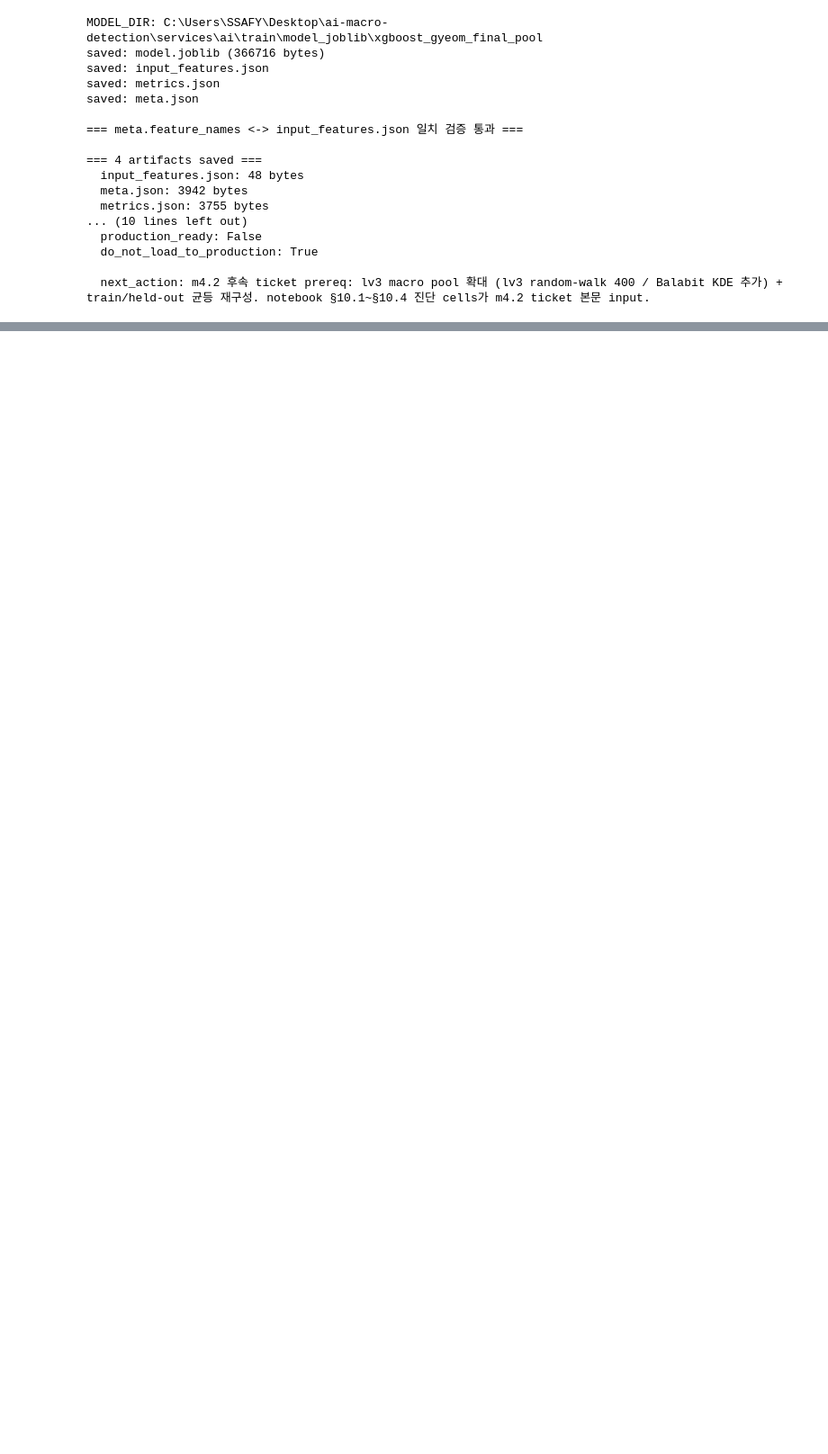
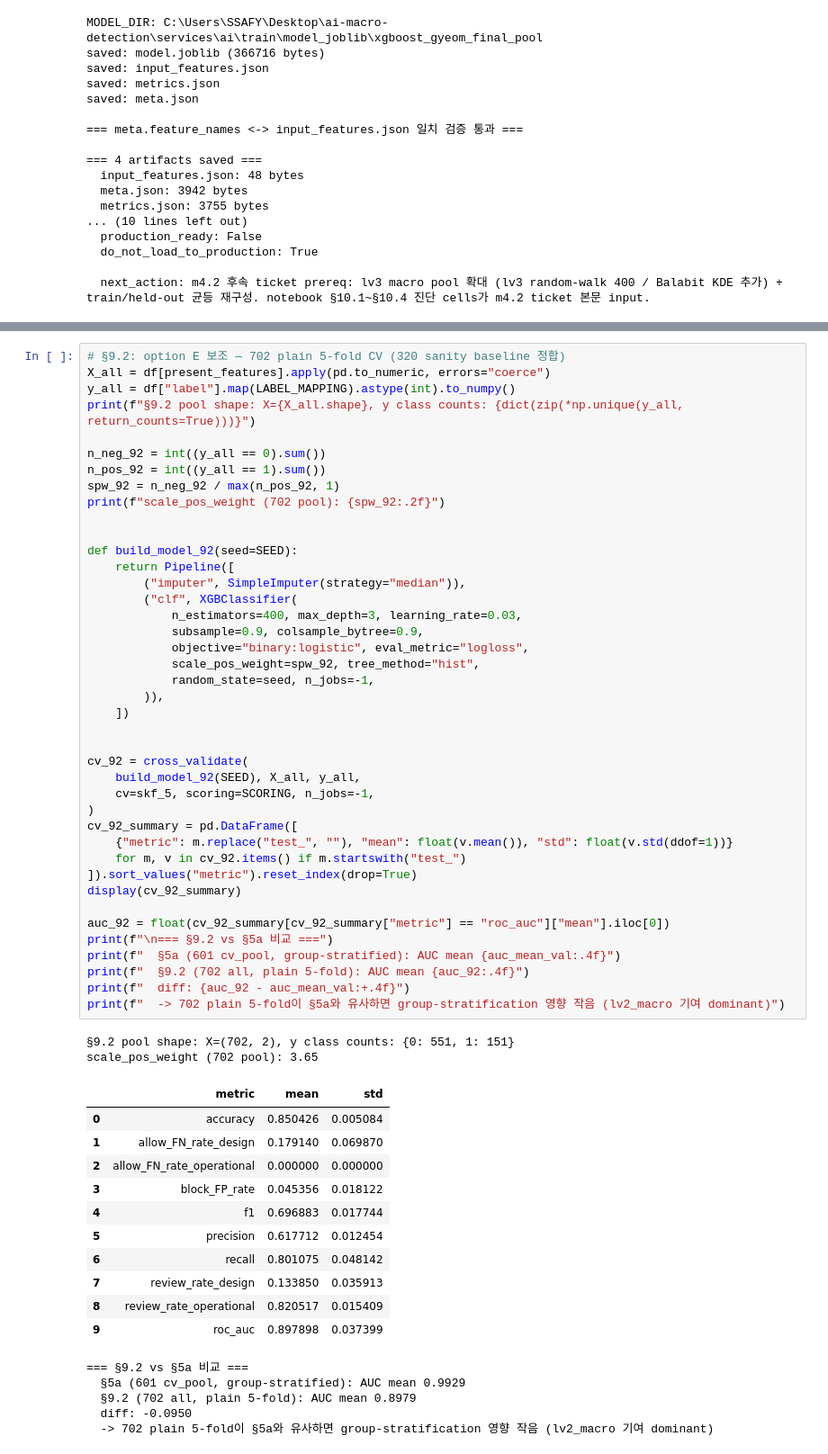
Before and after one commit to Tickle-ticket/Tickle, a Jupyter notebook: services/ai/train/model_experiment/xgboost_gyeom_final_pool.ipynb, the cells around one changed output, grey strips where cells are left out. Shown at 90% size. Drawn from its saved outputs; the diff is of its cells as text; blank space fills up the shorter version.

```diff
--- a/services/ai/train/model_experiment/xgboost_gyeom_final_pool.ipynb
+++ b/services/ai/train/model_experiment/xgboost_gyeom_final_pool.ipynb
@@ -1101,0 +1180,60 @@ saved: meta.json
+# %%
+# §9.2: option E 보조 — 702 plain 5-fold CV (320 sanity baseline 정합)
+X_all = df[present_features].apply(pd.to_numeric, errors="coerce")
+y_all = df["label"].map(LABEL_MAPPING).astype(int).to_numpy()
+print(f"§9.2 pool shape: X={X_all.shape}, y class counts: {dict(zip(*np.unique(y_all, return_counts=True)))}")
+
+n_neg_92 = int((y_all == 0).sum())
+n_pos_92 = int((y_all == 1).sum())
+spw_92 = n_neg_92 / max(n_pos_92, 1)
+print(f"scale_pos_weight (702 pool): {spw_92:.2f}")
+
+
+def build_model_92(seed=SEED):
+    return Pipeline([
+        ("imputer", SimpleImputer(strategy="median")),
+        ("clf", XGBClassifier(
+            n_estimators=400, max_depth=3, learning_rate=0.03,
+            subsample=0.9, colsample_bytree=0.9,
+            objective="binary:logistic", eval_metric="logloss",
+            scale_pos_weight=spw_92, tree_method="hist",
+            random_state=seed, n_jobs=-1,
+        )),
+    ])
+
+
+cv_92 = cross_validate(
+    build_model_92(SEED), X_all, y_all,
+    cv=skf_5, scoring=SCORING, n_jobs=-1,
+)
+cv_92_summary = pd.DataFrame([
+    {"metric": m.replace("test_", ""), "mean": float(v.mean()), "std": float(v.std(ddof=1))}
+    for m, v in cv_92.items() if m.startswith("test_")
+]).sort_values("metric").reset_index(drop=True)
+display(cv_92_summary)
+
+auc_92 = float(cv_92_summary[cv_92_summary["metric"] == "roc_auc"]["mean"].iloc[0])
+print(f"\n=== §9.2 vs §5a 비교 ===")
+print(f"  §5a (601 cv_pool, group-stratified): AUC mean {auc_mean_val:.4f}")
+print(f"  §9.2 (702 all, plain 5-fold): AUC mean {auc_92:.4f}")
+print(f"  diff: {auc_92 - auc_mean_val:+.4f}")
+print(f"  -> 702 plain 5-fold이 §5a와 유사하면 group-stratification 영향 작음 (lv2_macro 기여 dominant)")
+# %% [output]
+§9.2 pool shape: X=(702, 2), y class counts: {0: 551, 1: 151}
+scale_pos_weight (702 pool): 3.65
+|  | metric | mean | std |
+| 0 | accuracy | 0.850426 | 0.005084 |
+| 1 | allow_FN_rate_design | 0.179140 | 0.069870 |
+| 2 | allow_FN_rate_operational | 0.000000 | 0.000000 |
+| 3 | block_FP_rate | 0.045356 | 0.018122 |
+| 4 | f1 | 0.696883 | 0.017744 |
+| 5 | precision | 0.617712 | 0.012454 |
+| 6 | recall | 0.801075 | 0.048142 |
+| 7 | review_rate_design | 0.133850 | 0.035913 |
+| 8 | review_rate_operational | 0.820517 | 0.015409 |
+| 9 | roc_auc | 0.897898 | 0.037399 |
+=== §9.2 vs §5a 비교 ===
+  §5a (601 cv_pool, group-stratified): AUC mean 0.9929
+  §9.2 (702 all, plain 5-fold): AUC mean 0.8979
+  diff: -0.0950
+  -> 702 plain 5-fold이 §5a와 유사하면 group-stratification 영향 작음 (lv2_macro 기여 dominant)
```
Also changed, not shown: parts of 5 cells of this notebook.
